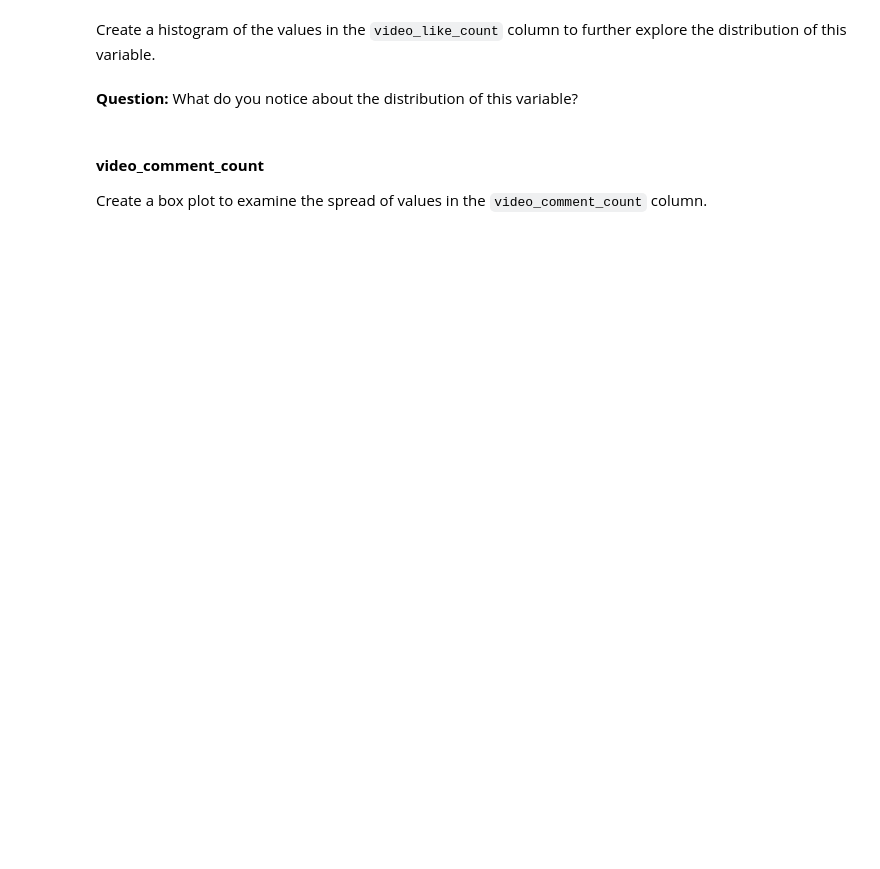
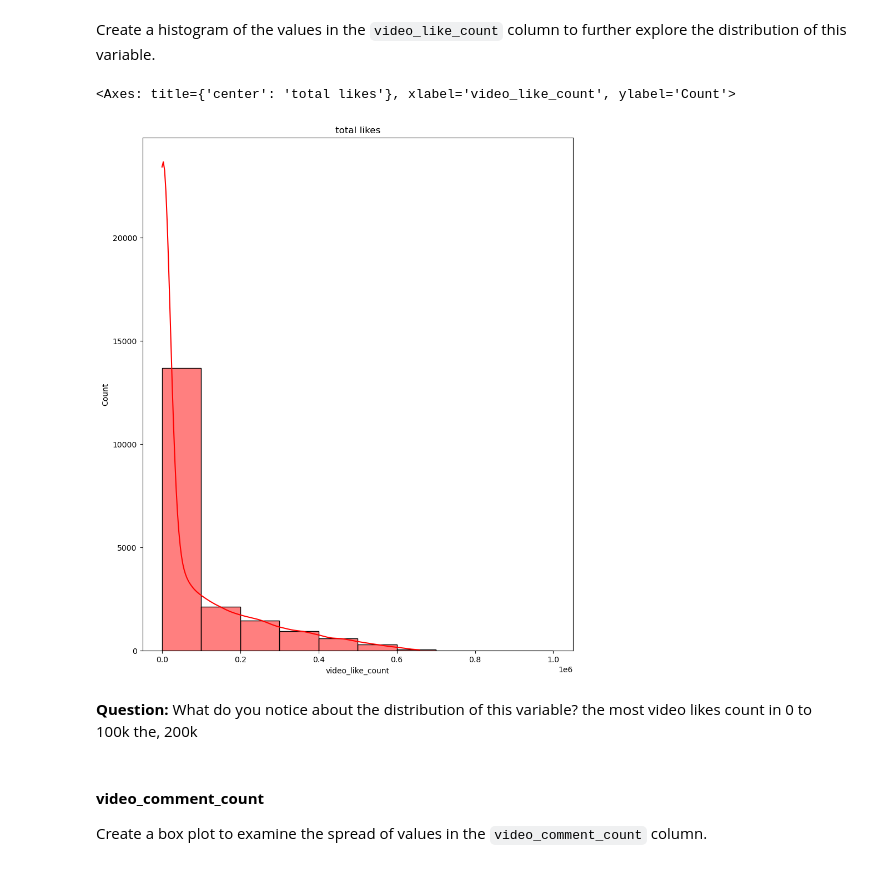
Before and after one commit to Fatima-Arain206/Google-Data-Analytics-Portfolio-Projects., a Jupyter notebook: 02-Tiktok-Claims-Classification/Activity_Course 3 TikTok project lab-checkpoint.ipynb, the cells around one changed output. Drawn from its saved outputs; the diff is of its cells as text; code cells hidden in the pictures; blank space fills up the shorter version.

```diff
--- a/02-Tiktok-Claims-Classification/Activity_Course 3 TikTok project lab-checkpoint.ipynb
+++ b/02-Tiktok-Claims-Classification/Activity_Course 3 TikTok project lab-checkpoint.ipynb
@@ -274,5 +293,14 @@ Create a histogram of the values in the `video_like_count` column to further exp
+# %%
+# Create a histogram
+### YOUR CODE HERE ###
+plt.figure(figsize=(10,12))
+plt.title('total likes')
+sb.histplot(x=data['video_like_count'],bins=range(0,(10**6+1),10**5),color='r',kde=True)
+# %% [output]
+<Axes: title={'center': 'total likes'}, xlabel='video_like_count', ylabel='Count'>
+[figure, added]
 # %% [markdown]
-**Question:** What do you notice about the distribution of this variable?
+**Question:** What do you notice about the distribution of this variable? the most video likes count in 0 to 100k the, 200k
 # %% [markdown]
 #### **video_comment_count**
 
```
Also changed, not shown: parts of 29 cells of this notebook.
